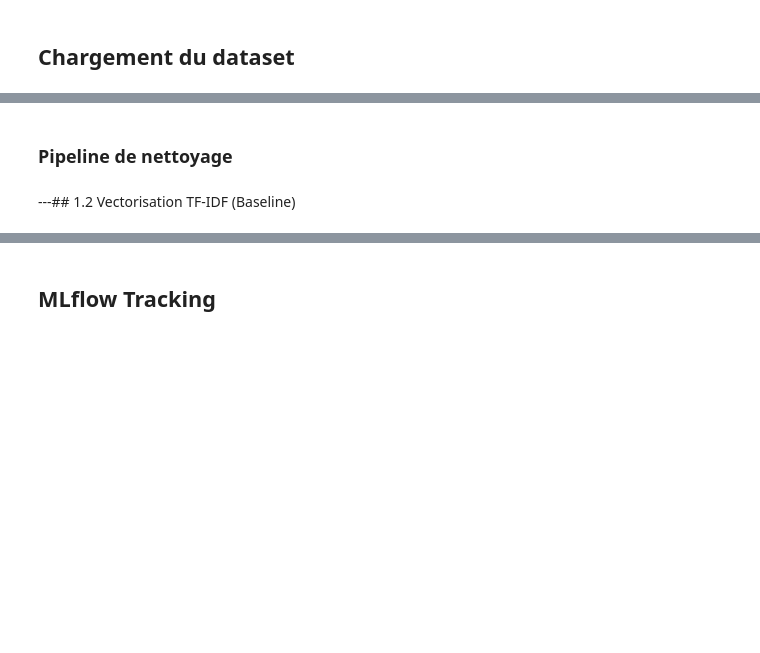
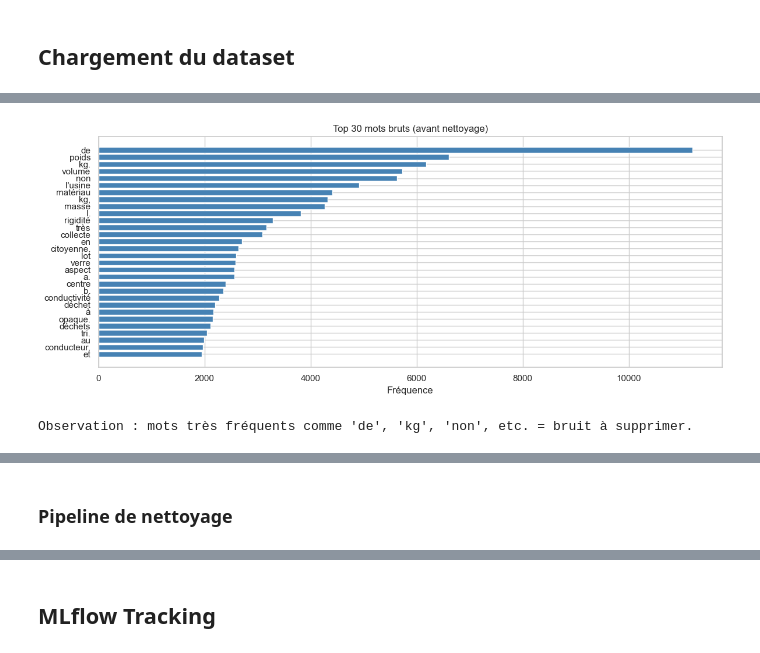
Before and after one commit to bob1x/ecoSmart, a Jupyter notebook: notebooks/TP7_NLP_EcoSmart.ipynb, the cells around one changed output, grey strips where cells are left out. Saved outputs shown, nothing was run; the diff lists cells and outputs as text; code cells hidden in the pictures; blank space fills up the shorter version.

```diff
--- a/notebooks/TP7_NLP_EcoSmart.ipynb
+++ b/notebooks/TP7_NLP_EcoSmart.ipynb
@@ -3,2 +10,25 @@
 # %%
-import re, warningsimport numpy as npimport pandas as pdimport matplotlibimport matplotlib.pyplot as pltimport seaborn as snsfrom sklearn.feature_extraction.text import TfidfVectorizer, CountVectorizerfrom sklearn.model_selection import train_test_splitfrom sklearn.preprocessing import LabelEncoderfrom sklearn.linear_model import LogisticRegressionfrom sklearn.svm import LinearSVCfrom sklearn.ensemble import RandomForestClassifier, GradientBoostingRegressorfrom sklearn.metrics import (accuracy_score, f1_score, confusion_matrix,                             classification_report, mean_absolute_error, r2_score)from scipy.sparse import issparse, hstack as sparse_hstackfrom gensim.models import Word2Vecimport spacywarnings.filterwarnings("ignore")sns.set_theme(style="whitegrid")print("All imports OK")
+import re, warnings
+import numpy as np
+import pandas as pd
+import matplotlib
+import matplotlib.pyplot as plt
+import seaborn as sns
+
+from sklearn.feature_extraction.text import TfidfVectorizer, CountVectorizer
+from sklearn.model_selection import train_test_split
+from sklearn.preprocessing import LabelEncoder
+from sklearn.linear_model import LogisticRegression
+from sklearn.svm import LinearSVC
+from sklearn.ensemble import RandomForestClassifier, GradientBoostingRegressor
+from sklearn.metrics import (accuracy_score, f1_score, confusion_matrix,
+                             classification_report, mean_absolute_error, r2_score)
+from scipy.sparse import issparse, hstack as sparse_hstack
+
+from gensim.models import Word2Vec
+
+import spacy
+
+warnings.filterwarnings("ignore")
+sns.set_theme(style="whitegrid")
+print("All imports OK")
@@ -5,4 +37,7 @@ import re, warningsimport numpy as npimport pandas as pdimport matplotlibimport
 # %% [markdown]
 ## Chargement du dataset
 # %%
-CSV_PATH = "../backend/dataset_ProjetML_2026.csv"df = pd.read_csv(CSV_PATH)print(f"Shape: {df.shape}")df.head()
+CSV_PATH = "../backend/dataset_ProjetML_2026.csv"
+df = pd.read_csv(CSV_PATH)
+print(f"Shape: {df.shape}")
+df.head()
@@ -15,3 +99,19 @@ df.info()print("\nValeurs manquantes :")print(df.isnull().sum())
 # %%
-# Analyse du bruit : fréquence des mots AVANT nettoyagefrom collections import Counterall_words_raw = " ".join(df["Rapport_Collecte"].dropna()).lower().split()raw_freq = Counter(all_words_raw).most_common(30)fig, ax = plt.subplots(figsize=(12, 5))words, counts = zip(*raw_freq)ax.barh(words[::-1], counts[::-1], color="steelblue")ax.set_title("Top 30 mots bruts (avant nettoyage)")ax.set_xlabel("Fréquence")plt.tight_layout()plt.show()print("\nObservation : mots très fréquents comme 'de', 'kg', 'non', etc. = bruit à supprimer.")
+# Analyse du bruit : fréquence des mots AVANT nettoyage
+from collections import Counter
+all_words_raw = " ".join(df["Rapport_Collecte"].dropna()).lower().split()
+raw_freq = Counter(all_words_raw).most_common(30)
+
+fig, ax = plt.subplots(figsize=(12, 5))
+words, counts = zip(*raw_freq)
+ax.barh(words[::-1], counts[::-1], color="steelblue")
+ax.set_title("Top 30 mots bruts (avant nettoyage)")
+ax.set_xlabel("Fréquence")
+plt.tight_layout()
+plt.show()
+
+print("\nObservation : mots très fréquents comme 'de', 'kg', 'non', etc. = bruit à supprimer.")
+# %% [output]
+[figure, added]
+Observation : mots très fréquents comme 'de', 'kg', 'non', etc. = bruit à supprimer.
 # %% [markdown]
@@ -25,2 +128,0 @@ df.info()print("\nValeurs manquantes :")print(df.isnull().sum())
-# %% [markdown]
----## 1.2 Vectorisation TF-IDF (Baseline)
```
Also changed, not shown: parts of 44 cells of this notebook, 7 other files.
